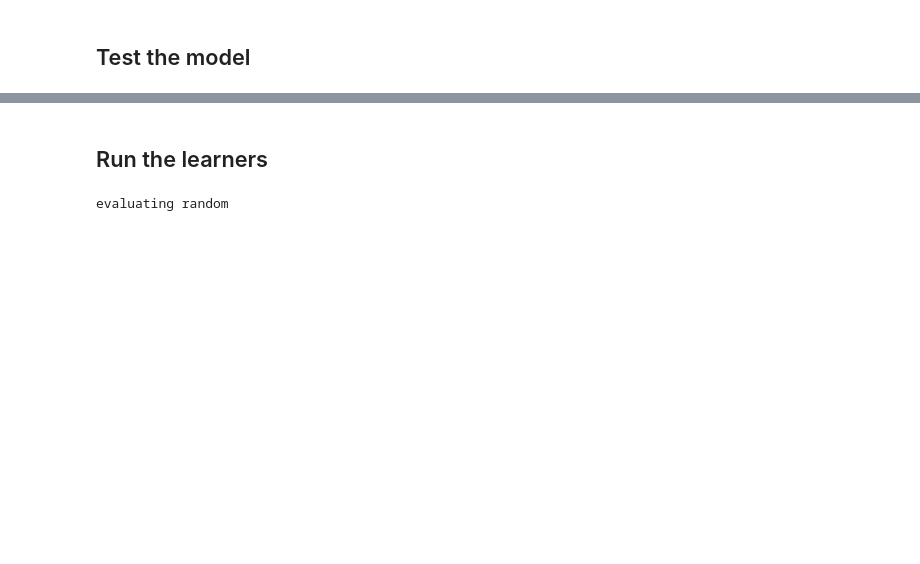
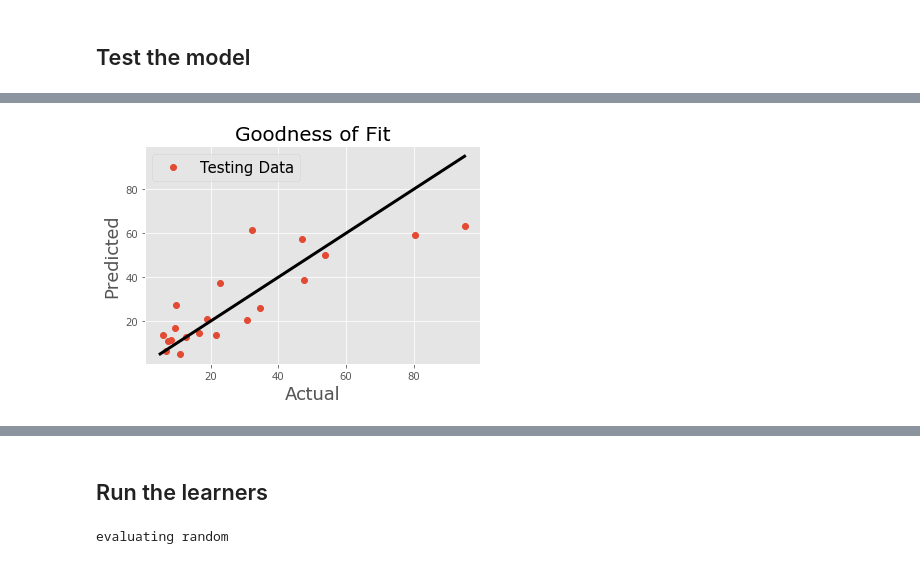
Before and after one commit to usnistgov/active-learning, a Jupyter notebook: active-learning-large.ipynb, the cells around one changed output, grey strips where cells are left out. Drawn from its saved outputs; the diff is of its cells as text; code cells hidden in the pictures; blank space fills up the shorter version.

```diff
--- a/active-learning-large.ipynb
+++ b/active-learning-large.ipynb
@@ -165,4 +197,4 @@ Pipeline(steps=[('reshape',
 # %%
-y_pool_predict = model.predict(x_pool)
+y_train_predict = model.predict(x_train)
 # %%
 y_test_predict = model.predict(x_test)
@@ -173,0 +201,3 @@ plot_parity(y_pool, y_pool_predict)
+# %%
+plot_parity(y_train, y_train_predict)
+# %% [output]
@@ -174,3 +205,4 @@ plot_parity(y_pool, y_pool_predict)
+[figure, added]
 # %%
 plot_parity(y_test, y_test_predict)
 # %% [output]
```
Also changed, not shown: parts of 29 cells of this notebook.
